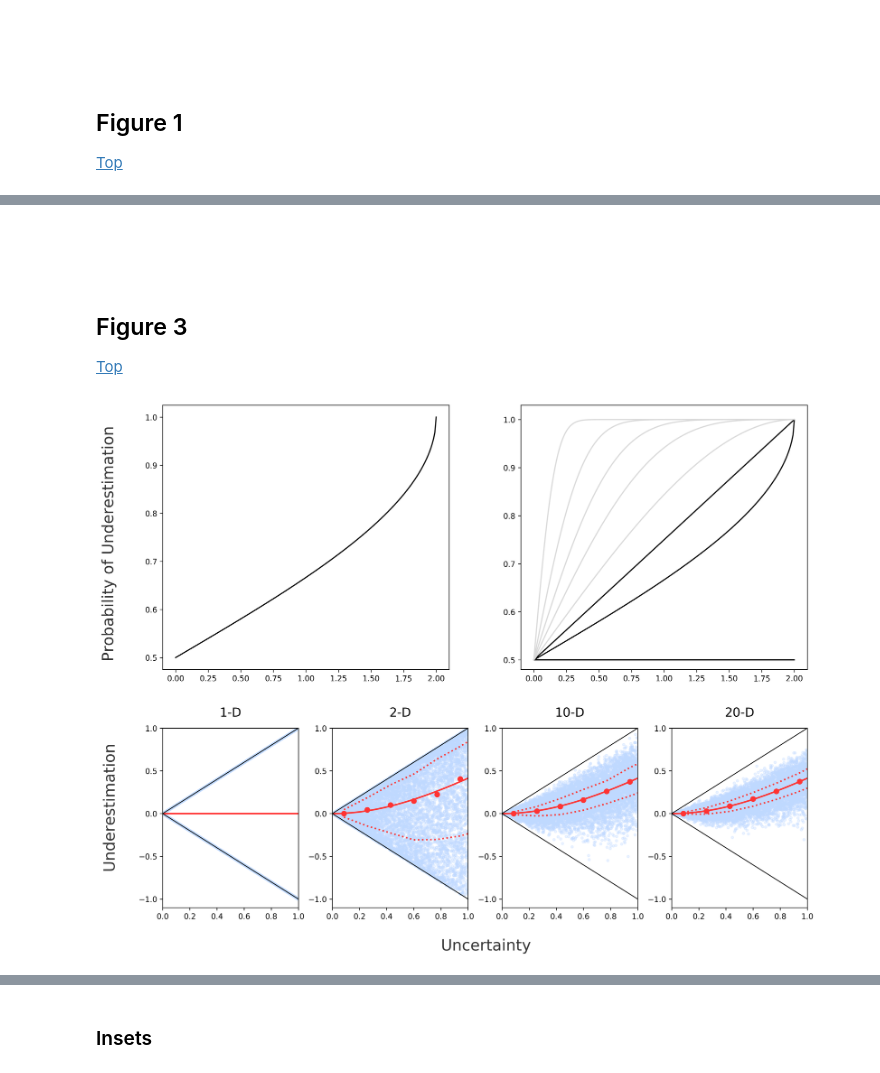
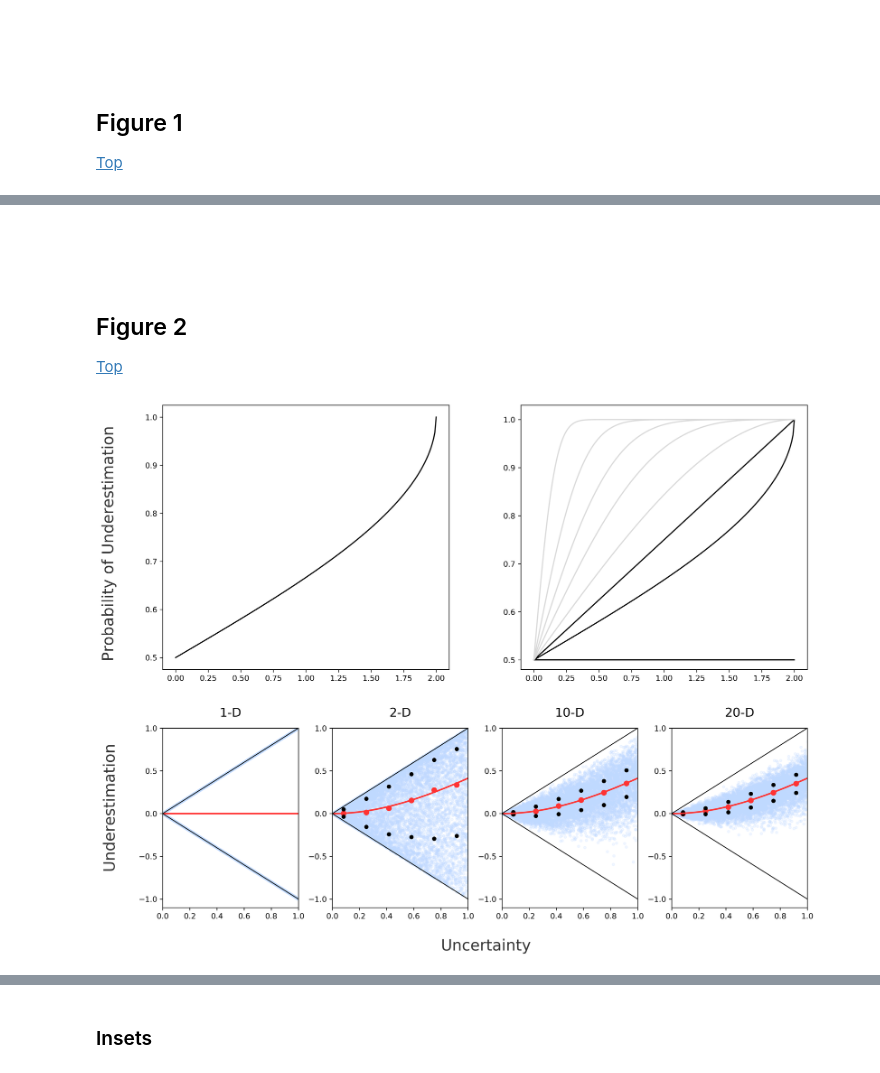
Before and after one commit to jamesaorr/scaling-up-uncertain-predictions, a Jupyter notebook: Scaling.Up_Simulations.ipynb, the cells around one changed output, grey strips where cells are left out. Drawn from its saved outputs; the diff is of its cells as text; code cells hidden in the pictures.

```diff
--- a/Scaling.Up_Simulations.ipynb
+++ b/Scaling.Up_Simulations.ipynb
@@ -151,7 +238,7 @@ Ppop= 0.552
 <br>
 <br>
 
-## Figure 3 <a class="anchor" id="3"></a>
+## Figure 2 <a class="anchor" id="3"></a>
 [Top](#8)
 # %%
 nb=20000                                        # number of 'experiments'
@@ -286,7 +373,7 @@ plt.ylim(0.48, 1.03)
 
 ##### 1-D #####
 plt.subplot(3, 4, 9)
-plt.scatter(Non_add_1, Effect_1, alpha = 0.3, color = (0.75, 0.85, 1), s=10)
+plt.scatter(Non_add_1, Effect_1, alpha = 0.2, color = (0.75, 0.85, 1), s=10)
 X = np.sort(Non_add_1)
 #plt.scatter(bin_1_x, bin_1_y, color = (1, 0.2, 0.2), s=40)
 #plt.scatter(bin_1_x, bin_1_y+bin_1_y_sd, color = "black", alpha = 0.6, s=40)
@@ -304,11 +391,13 @@ plt.xticks(fontsize=10)
 
 ##### 2-D #####
 plt.subplot(3, 4, 10)
-plt.scatter(Non_add_2, Effect_2, alpha = 0.3, color = (0.75, 0.85, 1), s=10)
+plt.scatter(Non_add_2, Effect_2, alpha = 0.2, color = (0.75, 0.85, 1), s=10)
 X = np.sort(Non_add_2)
 plt.scatter(bin_2_x, bin_2_y, color = (1, 0.2, 0.2), s=40)
-plt.plot(bin_2_x, bin_2_y_q25, color = (1, 0.2, 0.2), lw=2, linestyle=':')
-plt.plot(bin_2_x, bin_2_y_q75, color = (1, 0.2, 0.2), lw=2, linestyle=':')
+#plt.plot(bin_2_x, bin_2_y_q25, "black", lw=2, linestyle=':')
+#plt.plot(bin_2_x, bin_2_y_q75, "black", lw=2, linestyle=':')
+plt.scatter(bin_2_x, bin_2_y_q25, color = "black", s=20)
+plt.scatter(bin_2_x, bin_2_y_q75, color = "black", s=20)
 plt.plot(X, np.sqrt(X**2+1)-1, color = (1, 0.2, 0.2), lw=2)
 plt.plot(X, X, 'black', lw=1)
 #plt.plot(X, np.sqrt(X**2+1+2*X/np.sqrt(2))-1, color = (1, 0.2, 0.2), lw=2, linestyle=':')
@@ -322,11 +411,13 @@ plt.xticks(fontsize=10)
 
 ##### 10-D #####
 plt.subplot(3, 4, 11)
-plt.scatter(Non_add_10, Effect_10, alpha = 0.3, color = (0.75, 0.85, 1), s=10)
+plt.scatter(Non_add_10, Effect_10, alpha = 0.2, color = (0.75, 0.85, 1), s=10)
 X = np.sort(Non_add_10)
 plt.scatter(bin_10_x, bin_10_y, color = (1, 0.2, 0.2), s=40)
-plt.plot(bin_10_x, bin_10_y_q25, color = (1, 0.2, 0.2), lw=2, linestyle=':')
-plt.plot(bin_10_x, bin_10_y_q75, color = (1, 0.2, 0.2), lw=2, linestyle=':')
+#plt.plot(bin_10_x, bin_10_y_q25, color = "black", lw=2, linestyle=':')
+#plt.plot(bin_10_x, bin_10_y_q75, color = "black", lw=2, linestyle=':')
+plt.scatter(bin_10_x, bin_10_y_q25, color = "black", s=20)
+plt.scatter(bin_10_x, bin_10_y_q75, color = "black", s=20)
 plt.plot(X, np.sqrt(X**2+1)-1, color = (1, 0.2, 0.2), lw=2)
 plt.plot(X, X, 'black', lw=1)
 #plt.plot(X, np.sqrt(X**2+1+2*X/np.sqrt(10))-1, color = (1, 0.2, 0.2), lw=2, linestyle=':')
@@ -337,37 +428,39 @@ plt.xlim(0, 1)
 plt.ylim(-1.1, 1);
 plt.yticks([-1.0, -0.5, 0.0, 0.5, 1.0], fontsize=10)
 plt.xticks(fontsize=10)
 
 ##### 20-D #####
 plt.subplot(3, 4, 12)
-plt.scatter(Non_add_20, Effect_20, alpha = 0.3, color = (0.75, 0.85, 1), s=10)
+plt.scatter(Non_add_20, Effect_20, alpha = 0.2, color = (0.75, 0.85, 1), s=10)
 X = np.sort(Non_add_20)
 plt.scatter(bin_20_x, bin_20_y, color = (1, 0.2, 0.2), s=40)
-plt.plot(bin_20_x, bin_20_y_q25, color = (1, 0.2, 0.2), lw=2, linestyle=':')
-plt.plot(bin_20_x, bin_20_y_q75, color = (1, 0.2, 0.2), lw=2, linestyle=':')
+#plt.plot(bin_20_x, bin_20_y_q25, "black", lw=2, linestyle=':')
+#plt.plot(bin_20_x, bin_20_y_q75, "black", lw=2, linestyle=':')
+plt.scatter(bin_20_x, bin_20_y_q25, color = "black", s=20)
+plt.scatter(bin_20_x, bin_20_y_q75, color = "black", s=20)
 plt.plot(X, np.sqrt(X**2+1)-1, color = (1, 0.2, 0.2), lw=2)
 plt.plot(X, X, 'black', lw=1)
 #plt.plot(X, np.sqrt(X**2+1+2*X/np.sqrt(20))-1, color = (1, 0.2, 0.2), lw=2, linestyle=':')
 #plt.plot(X, np.sqrt(X**2+1-2*X/np.sqrt(20))-1, color = (1, 0.2, 0.2), lw=2, linestyle=':')
 plt.plot([0,1,2],[0,-1,0], 'black',lw=1)
 plt.title("20-D", fontsize = 16, pad=15)
 plt.xlim(0, 1)
 plt.ylim(-1.1, 1);
 plt.yticks([-1.0, -0.5, 0.0, 0.5, 1.0], fontsize=10)
 plt.xticks(fontsize=10)
 
 
 
 ############ Annotations #################
 
 plt.text(-4.2, 4.4, "Probability of Underestimation", fontsize=20, alpha = 0.8, rotation=90);
 plt.text(-4.2, 0.7, "Underestimation", fontsize=20, alpha = 0.8, rotation=90);
 plt.text(-1.7, -1.6, "Uncertainty", fontsize=20, alpha = 0.8)
 
 
 plt.subplots_adjust(wspace=0.25, hspace=-0.1);
 # %% [output]
-[figure, old version]
+[figure, new version]
 # %% [markdown]
 <br>
 <br>
```
Also changed, not shown: parts of 13 cells of this notebook.
